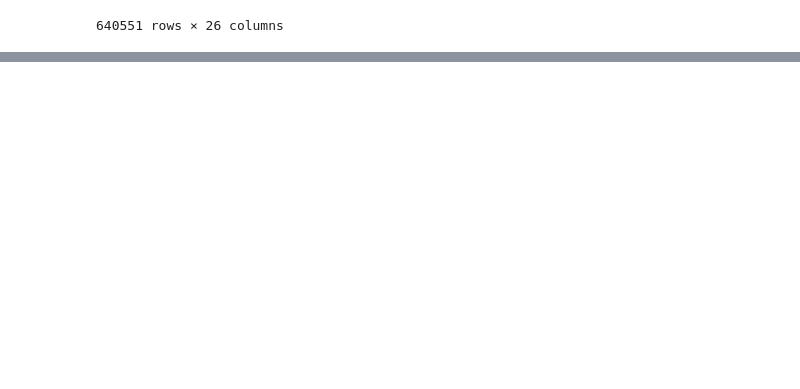
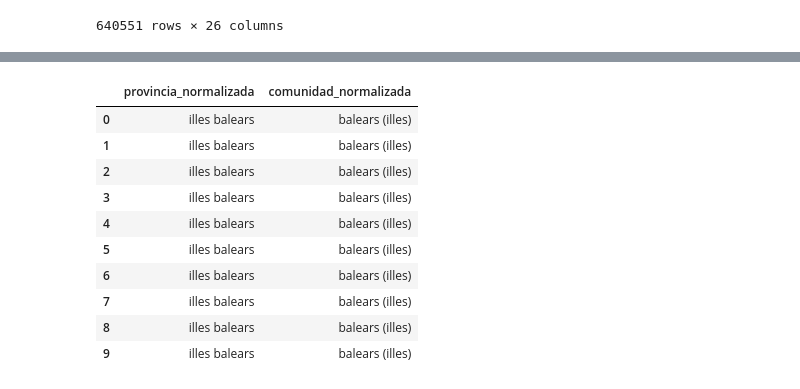
Before and after one commit to ctorviso/Proyecto-Meteorologico, a Jupyter notebook: notebooks/4. EDA/Mapa coroplético.ipynb, the cells around one changed output, grey strips where cells are left out. Cells and saved outputs as stored; diff of their text form; code cells hidden in the pictures; blank space fills up the shorter version.

```diff
--- a/notebooks/4. EDA/Mapa coroplético.ipynb
+++ b/notebooks/4. EDA/Mapa coroplético.ipynb
@@ -120,0 +245,28 @@ world_map = folium.Map(location=[40.416775, -3.703790], zoom_start=6)
+# %%
+def normalizar_nombre(nombre):
+    """
+    - Pasa a minúsculas
+    - Elimina espacios en los extremos
+    - Elimina acentos con unidecode
+    """
+    if not isinstance(nombre, str):
+        return nombre
+    nombre = unidecode.unidecode(nombre.lower().strip())
+    return nombre
+
+df["provincia_normalizada"] = df["provincia_normalizada"].apply(normalizar_nombre)
+df["comunidad_normalizada"] = df["comunidad_normalizada"].apply(normalizar_nombre)
+
+df[["provincia_normalizada", "comunidad_normalizada"]].head(10)
+# %% [output]
+|  | provincia_normalizada | comunidad_normalizada |
+| 0 | illes balears | balears (illes) |
+| 1 | illes balears | balears (illes) |
+| 2 | illes balears | balears (illes) |
+| 3 | illes balears | balears (illes) |
+| 4 | illes balears | balears (illes) |
+| 5 | illes balears | balears (illes) |
+| 6 | illes balears | balears (illes) |
+| 7 | illes balears | balears (illes) |
+| 8 | illes balears | balears (illes) |
+| 9 | illes balears | balears (illes) |
```
Also changed, not shown: parts of 17 cells of this notebook, 1 other file.
